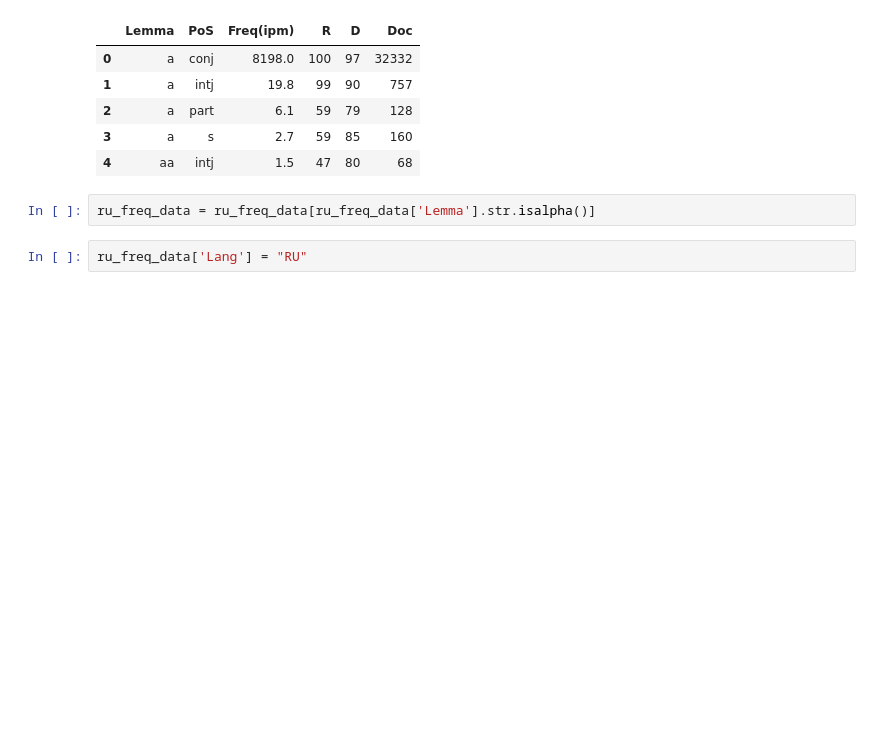
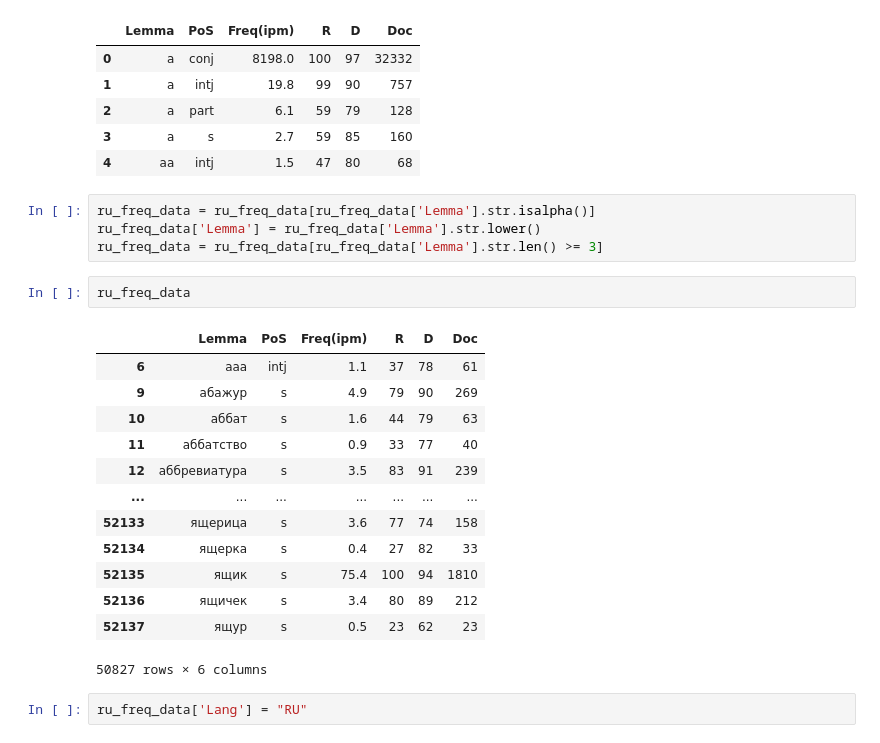
Before and after one commit to TerbiumTB/BilingulalTest, a Jupyter notebook: lemma_level_lang/training.ipynb, the cells around one changed output. Saved outputs shown, nothing was run; the diff lists cells and outputs as text; blank space fills up the shorter version.

```diff
--- a/lemma_level_lang/training.ipynb
+++ b/lemma_level_lang/training.ipynb
@@ -20,6 +20,24 @@ ru_freq_data.head()
 | 4 | аа | intj | 1.5 | 47 | 80 | 68 |
 # %%
 ru_freq_data = ru_freq_data[ru_freq_data['Lemma'].str.isalpha()]
+ru_freq_data['Lemma'] = ru_freq_data['Lemma'].str.lower()
+ru_freq_data = ru_freq_data[ru_freq_data['Lemma'].str.len() >= 3]
+# %%
+ru_freq_data
+# %% [output]
+|  | Lemma | PoS | Freq(ipm) | R | D | Doc |
+| 6 | ааа | intj | 1.1 | 37 | 78 | 61 |
+| 9 | абажур | s | 4.9 | 79 | 90 | 269 |
+| 10 | аббат | s | 1.6 | 44 | 79 | 63 |
+| 11 | аббатство | s | 0.9 | 33 | 77 | 40 |
+| 12 | аббревиатура | s | 3.5 | 83 | 91 | 239 |
+| ... | ... | ... | ... | ... | ... | ... |
+| 52133 | ящерица | s | 3.6 | 77 | 74 | 158 |
+| 52134 | ящерка | s | 0.4 | 27 | 82 | 33 |
+| 52135 | ящик | s | 75.4 | 100 | 94 | 1810 |
+| 52136 | ящичек | s | 3.4 | 80 | 89 | 212 |
+| 52137 | ящур | s | 0.5 | 23 | 62 | 23 |
+50827 rows × 6 columns
 # %%
 ru_freq_data['Lang'] = "RU"
 # %%
```
Also changed, not shown: parts of 26 cells of this notebook, 6 other files.
